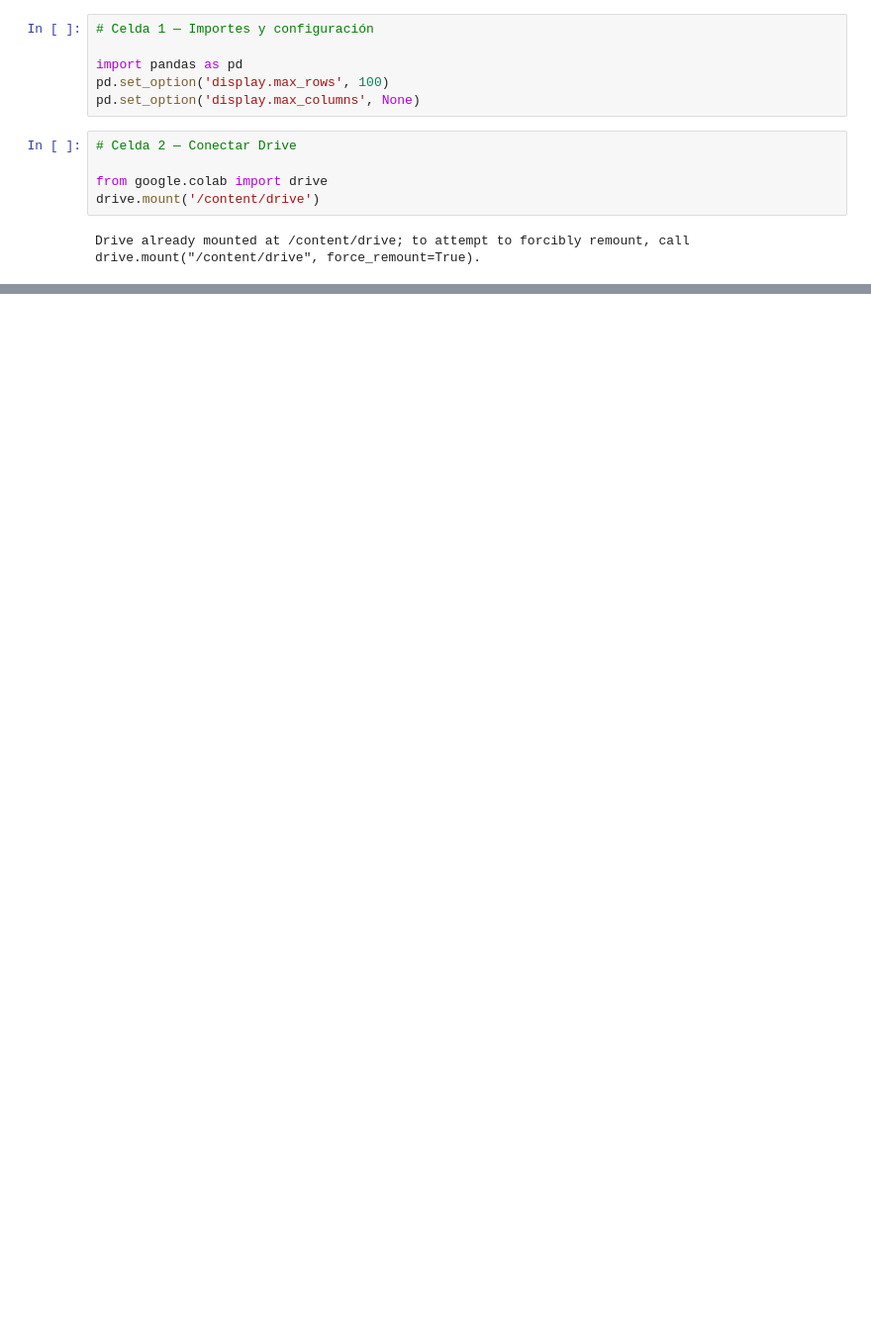
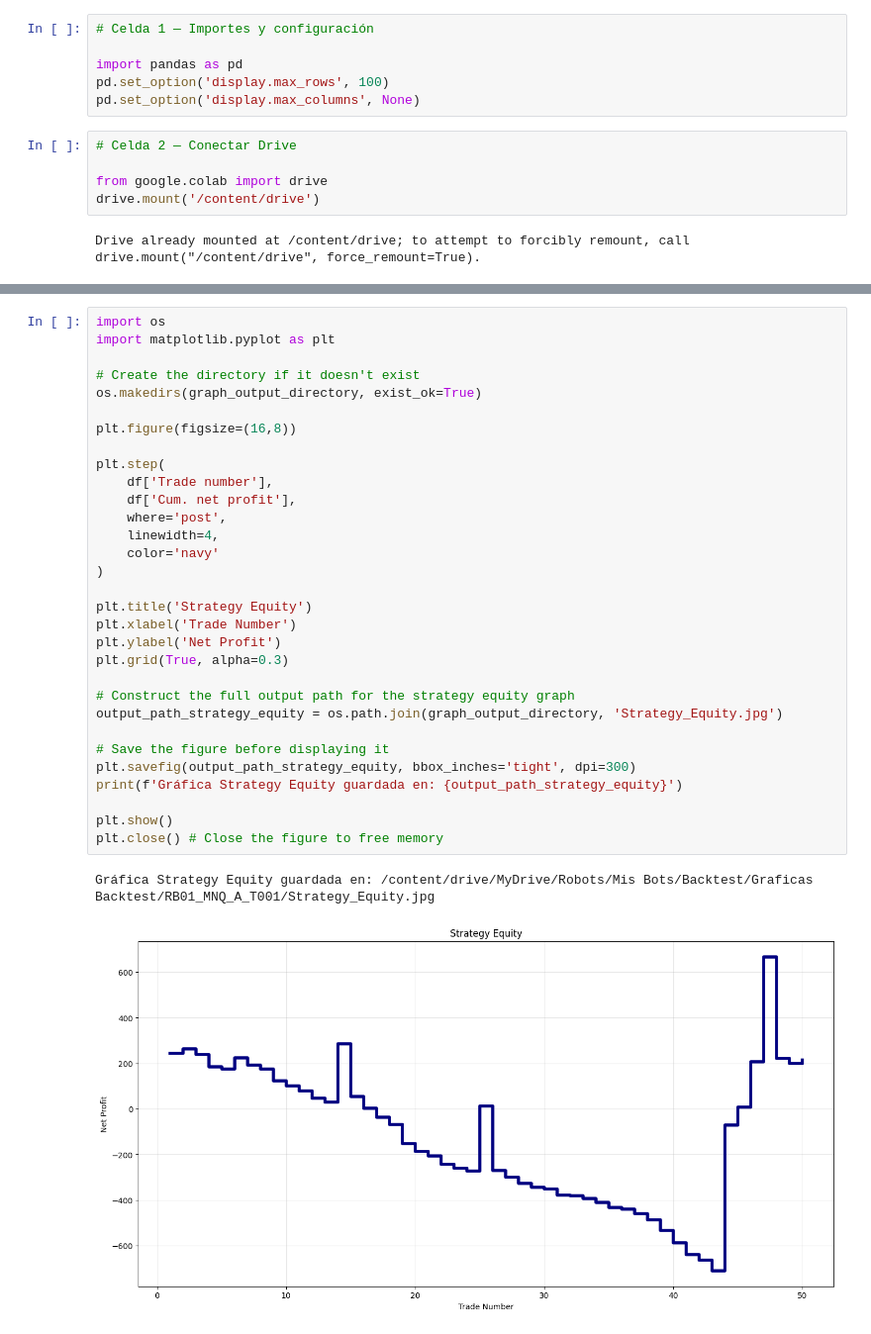
Before and after one commit to MarceCorreal2/Robots-NT, a Jupyter notebook: Carga_Limpieza_Grafica.ipynb, the cells around one changed output, grey strips where cells are left out. Shown at 99% size. Drawn from its saved outputs; the diff is of its cells as text; blank space fills up the shorter version.

```diff
--- a/Carga_Limpieza_Grafica.ipynb
+++ b/Carga_Limpieza_Grafica.ipynb
@@ -531,0 +1100,34 @@ Después de seguir estos pasos, tus cambios (incluyendo el notebook y otros arch
+# %%
+import os
+import matplotlib.pyplot as plt
+
+# Create the directory if it doesn't exist
+os.makedirs(graph_output_directory, exist_ok=True)
+
+plt.figure(figsize=(16,8))
+
+plt.step(
+    df['Trade number'],
+    df['Cum. net profit'],
+    where='post',
+    linewidth=4,
+    color='navy'
+)
+
+plt.title('Strategy Equity')
+plt.xlabel('Trade Number')
+plt.ylabel('Net Profit')
+plt.grid(True, alpha=0.3)
+
+# Construct the full output path for the strategy equity graph
+output_path_strategy_equity = os.path.join(graph_output_directory, 'Strategy_Equity.jpg')
+
+# Save the figure before displaying it
+plt.savefig(output_path_strategy_equity, bbox_inches='tight', dpi=300)
+print(f'Gráfica Strategy Equity guardada en: {output_path_strategy_equity}')
+
+plt.show()
+plt.close() # Close the figure to free memory
+# %% [output]
+Gráfica Strategy Equity guardada en: /content/drive/MyDrive/Robots/Mis Bots/Backtest/Graficas Backtest/RB01_MNQ_A_T001/Strategy_Equity.jpg
+[figure, added]
```
Also changed, not shown: parts of 191 cells of this notebook.
